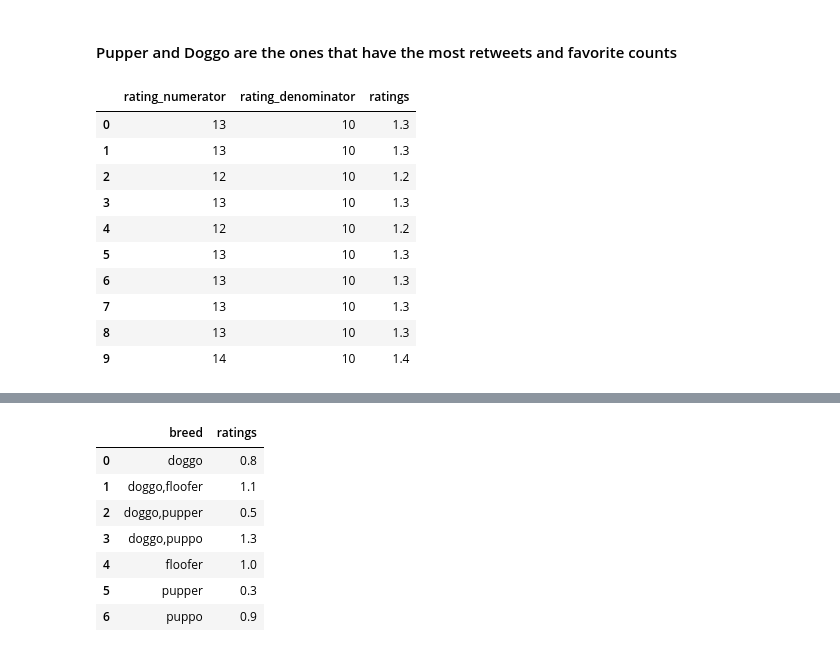
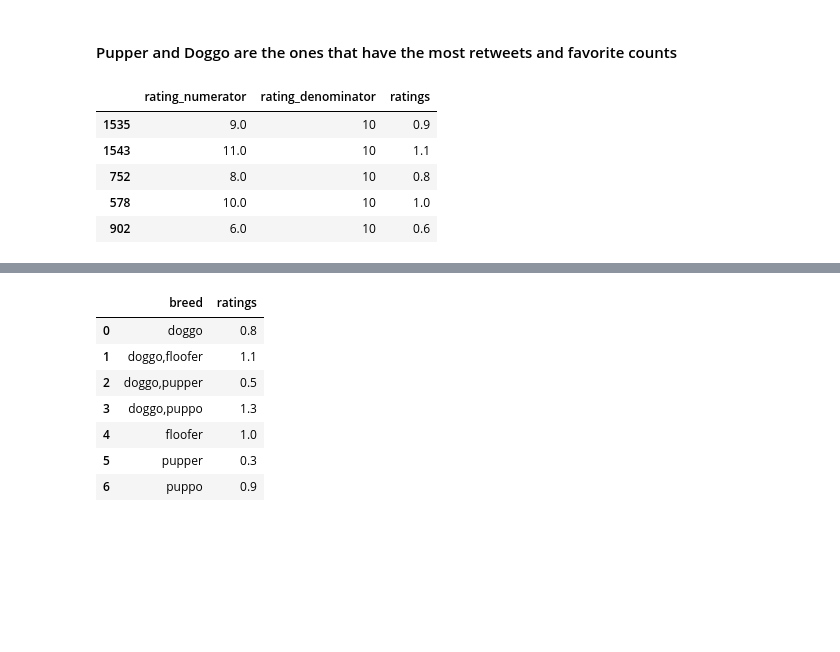
Before and after one commit to shilpamadini/dogratings, a Jupyter notebook: act_report.ipynb, the cells around one changed output, grey strips where cells are left out. Saved outputs shown, nothing was run; the diff lists cells and outputs as text; code cells hidden in the pictures; blank space fills up the shorter version.

```diff
--- a/act_report.ipynb
+++ b/act_report.ipynb
@@ -115,19 +115,14 @@ ax = sns.barplot(x="breed", y="favorite_count", data=twitter_retweets_by_breed)
 
 twitter_archive_master['ratings'] = twitter_archive_master['rating_numerator']/twitter_archive_master['rating_denominator']
 # %%
-twitter_archive_master[['rating_numerator','rating_denominator','ratings']].head(10)
+twitter_archive_master[['rating_numerator','rating_denominator','ratings']].sample(5)
 # %% [output]
 |  | rating_numerator | rating_denominator | ratings |
-| 0 | 13 | 10 | 1.3 |
-| 1 | 13 | 10 | 1.3 |
-| 2 | 12 | 10 | 1.2 |
-| 3 | 13 | 10 | 1.3 |
-| 4 | 12 | 10 | 1.2 |
-| 5 | 13 | 10 | 1.3 |
-| 6 | 13 | 10 | 1.3 |
-| 7 | 13 | 10 | 1.3 |
-| 8 | 13 | 10 | 1.3 |
-| 9 | 14 | 10 | 1.4 |
+| 1535 | 9.0 | 10 | 0.9 |
+| 1543 | 11.0 | 10 | 1.1 |
+| 752 | 8.0 | 10 | 0.8 |
+| 578 | 10.0 | 10 | 1.0 |
+| 902 | 6.0 | 10 | 0.6 |
 # %%
 # Now lets calculate the max ratings value by breed
 twitter_archive_master.groupby(['breed'],as_index=False).agg({'ratings': np.max})
```
Also changed, not shown: parts of 17 cells of this notebook, 10 other files.
